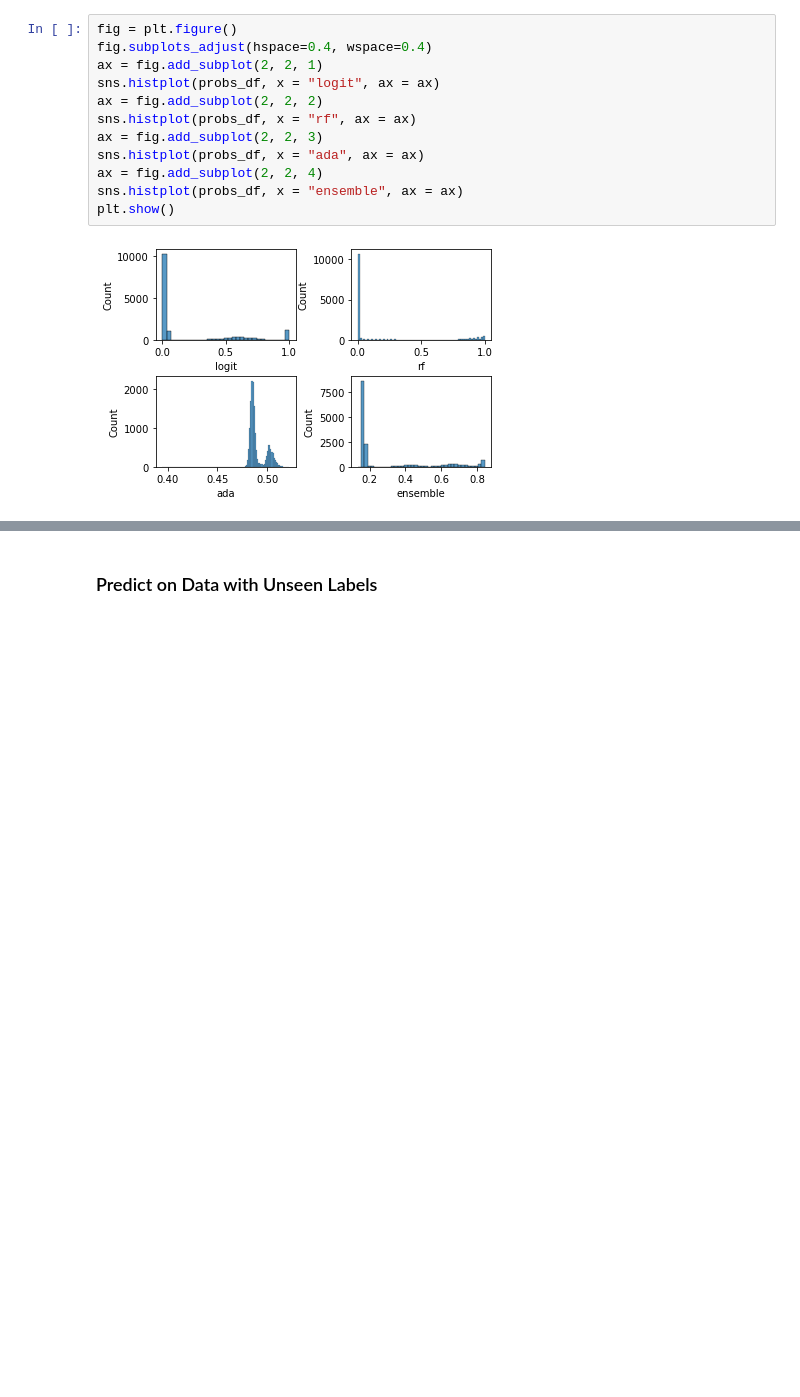
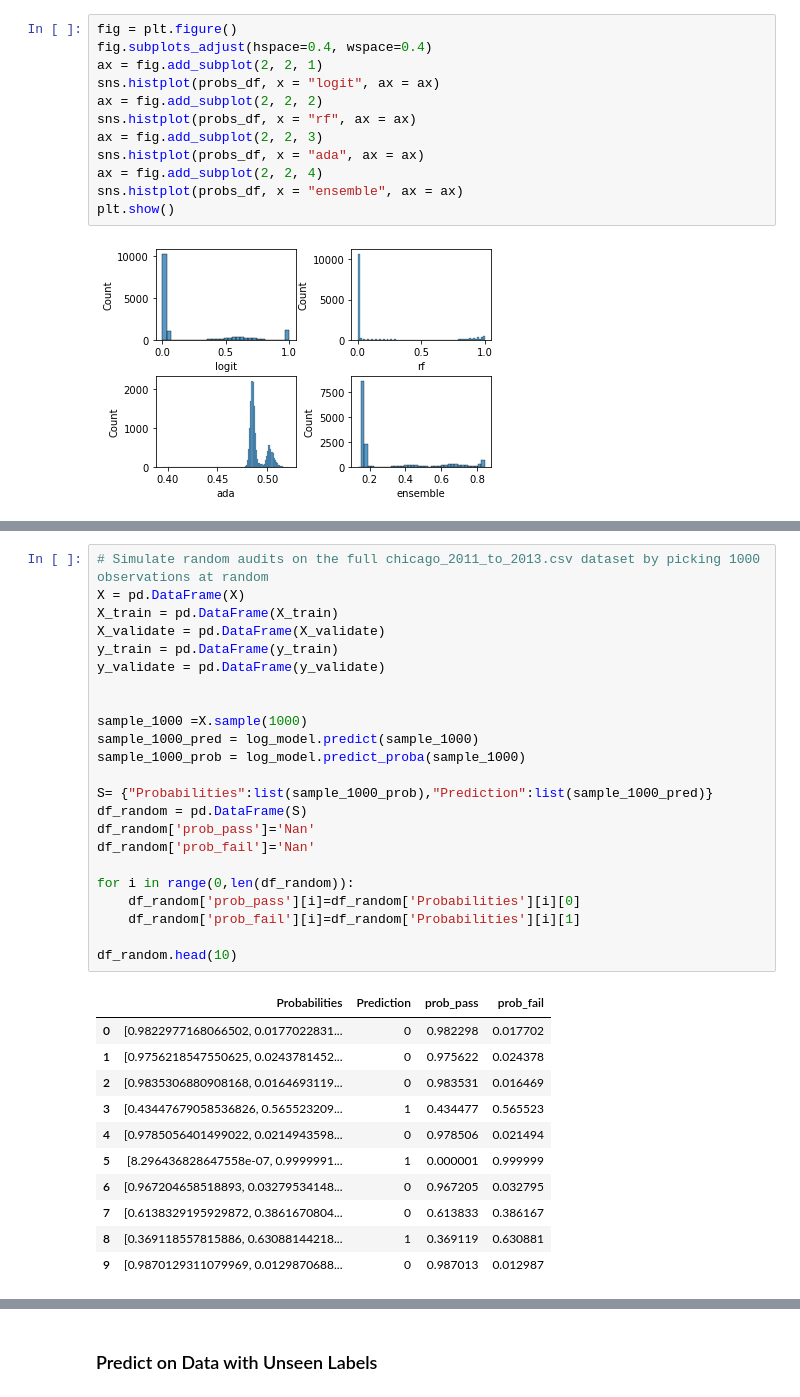
Before and after one commit to mjkeh/CSS-Project-3-Team-7-Fall-2021, a Jupyter notebook: Project 3 Students.ipynb, the cells around one changed output, grey strips where cells are left out. Saved outputs shown, nothing was run; the diff lists cells and outputs as text; blank space fills up the shorter version.

```diff
--- a/Project 3 Students.ipynb
+++ b/Project 3 Students.ipynb
@@ -487,0 +547,35 @@ plt.show()
+# %%
+# Simulate random audits on the full chicago_2011_to_2013.csv dataset by picking 1000 observations at random
+X = pd.DataFrame(X)
+X_train = pd.DataFrame(X_train)
+X_validate = pd.DataFrame(X_validate)
+y_train = pd.DataFrame(y_train)
+y_validate = pd.DataFrame(y_validate)
+
+
+sample_1000 =X.sample(1000)
+sample_1000_pred = log_model.predict(sample_1000)
+sample_1000_prob = log_model.predict_proba(sample_1000)
+
+S= {"Probabilities":list(sample_1000_prob),"Prediction":list(sample_1000_pred)}
+df_random = pd.DataFrame(S)
+df_random['prob_pass']='Nan'
+df_random['prob_fail']='Nan'
+
+for i in range(0,len(df_random)):
+    df_random['prob_pass'][i]=df_random['Probabilities'][i][0]
+    df_random['prob_fail'][i]=df_random['Probabilities'][i][1]
+
+df_random.head(10)
+# %% [output]
+|  | Probabilities | Prediction | prob_pass | prob_fail |
+| 0 | [0.9822977168066502, 0.0177022831... | 0 | 0.982298 | 0.017702 |
+| 1 | [0.9756218547550625, 0.0243781452... | 0 | 0.975622 | 0.024378 |
+| 2 | [0.9835306880908168, 0.0164693119... | 0 | 0.983531 | 0.016469 |
+| 3 | [0.43447679058536826, 0.565523209... | 1 | 0.434477 | 0.565523 |
+| 4 | [0.9785056401499022, 0.0214943598... | 0 | 0.978506 | 0.021494 |
+| 5 | [8.296436828647558e-07, 0.9999991... | 1 | 0.000001 | 0.999999 |
+| 6 | [0.967204658518893, 0.03279534148... | 0 | 0.967205 | 0.032795 |
+| 7 | [0.6138329195929872, 0.3861670804... | 0 | 0.613833 | 0.386167 |
+| 8 | [0.369118557815886, 0.63088144218... | 1 | 0.369119 | 0.630881 |
+| 9 | [0.9870129311079969, 0.0129870688... | 0 | 0.987013 | 0.012987 |
```
Also changed, not shown: parts of 28 cells of this notebook.
